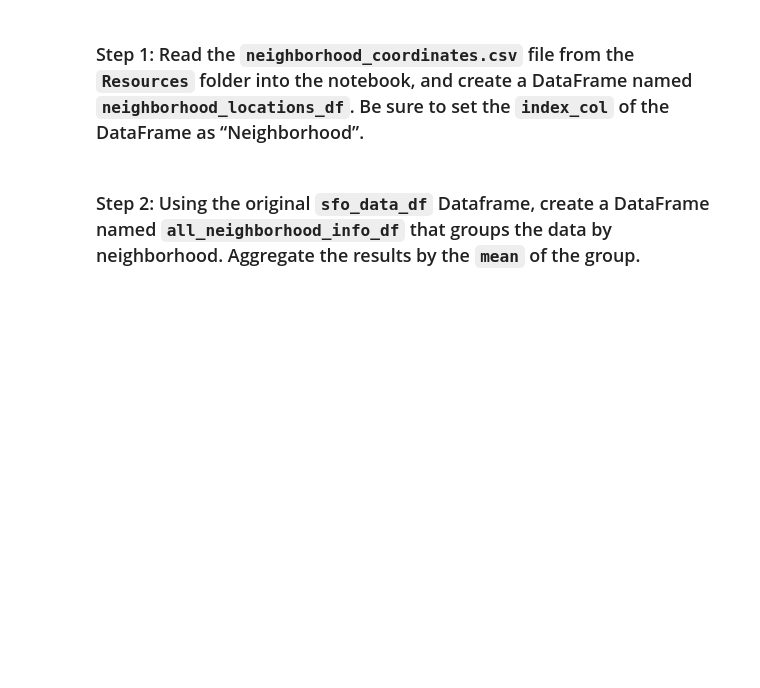
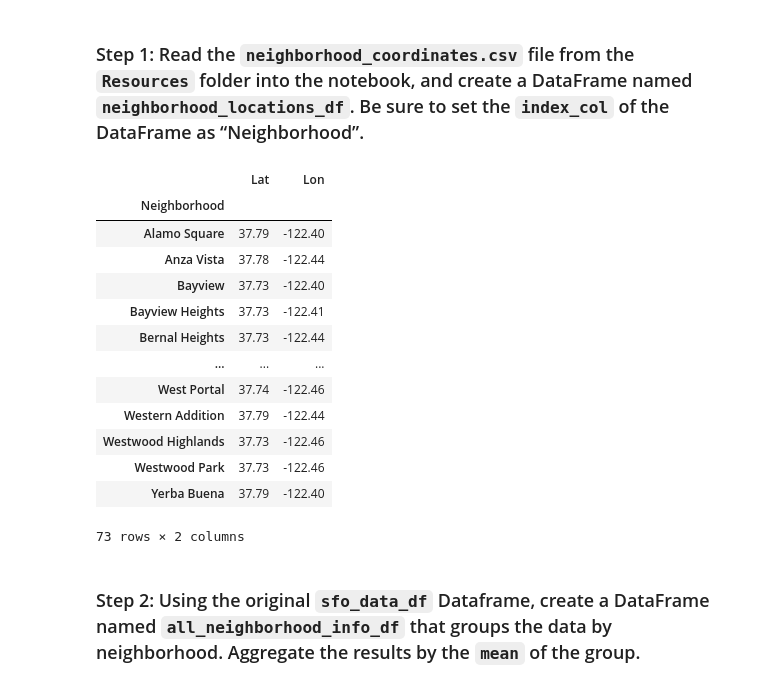
Before and after one commit to sjufan84/sf_real_estate, a Jupyter notebook: san_francisco_housing.ipynb, the cells around one changed output. Saved outputs shown, nothing was run; the diff lists cells and outputs as text; code cells hidden in the pictures; blank space fills up the shorter version.

```diff
--- a/san_francisco_housing.ipynb
+++ b/san_francisco_housing.ipynb
@@ -415,10 +423,25 @@ Note that your resulting plot should appear similar to the following image:
 ### Step 1: Read the `neighborhood_coordinates.csv` file from the `Resources` folder into the notebook, and create a DataFrame named `neighborhood_locations_df`. Be sure to set the `index_col` of the DataFrame as “Neighborhood”.
 # %%
 # Load neighborhoods coordinates data
-neighborhood_locations_df = # YOUR CODE HERE
+neighborhood_locations_df = pd.read_csv(Path('./Resources/neighborhoods_coordinates.csv'), index_col = 'Neighborhood')
 
 # Review the DataFrame
-# YOUR CODE HERE
+neighborhood_locations_df
+# %% [output]
+|  | Lat | Lon |
+| Neighborhood |  |  |
+| Alamo Square | 37.79 | -122.40 |
+| Anza Vista | 37.78 | -122.44 |
+| Bayview | 37.73 | -122.40 |
+| Bayview Heights | 37.73 | -122.41 |
+| Bernal Heights | 37.73 | -122.44 |
+| ... | ... | ... |
+| West Portal | 37.74 | -122.46 |
+| Western Addition | 37.79 | -122.44 |
+| Westwood Highlands | 37.73 | -122.46 |
+| Westwood Park | 37.73 | -122.46 |
+| Yerba Buena | 37.79 | -122.40 |
+73 rows × 2 columns
 # %% [markdown]
 ### Step 2: Using the original `sfo_data_df` Dataframe, create a DataFrame named `all_neighborhood_info_df` that groups the data by neighborhood. Aggregate the results by the `mean` of the group.
 # %%
```
Also changed, not shown: parts of 16 cells of this notebook.
